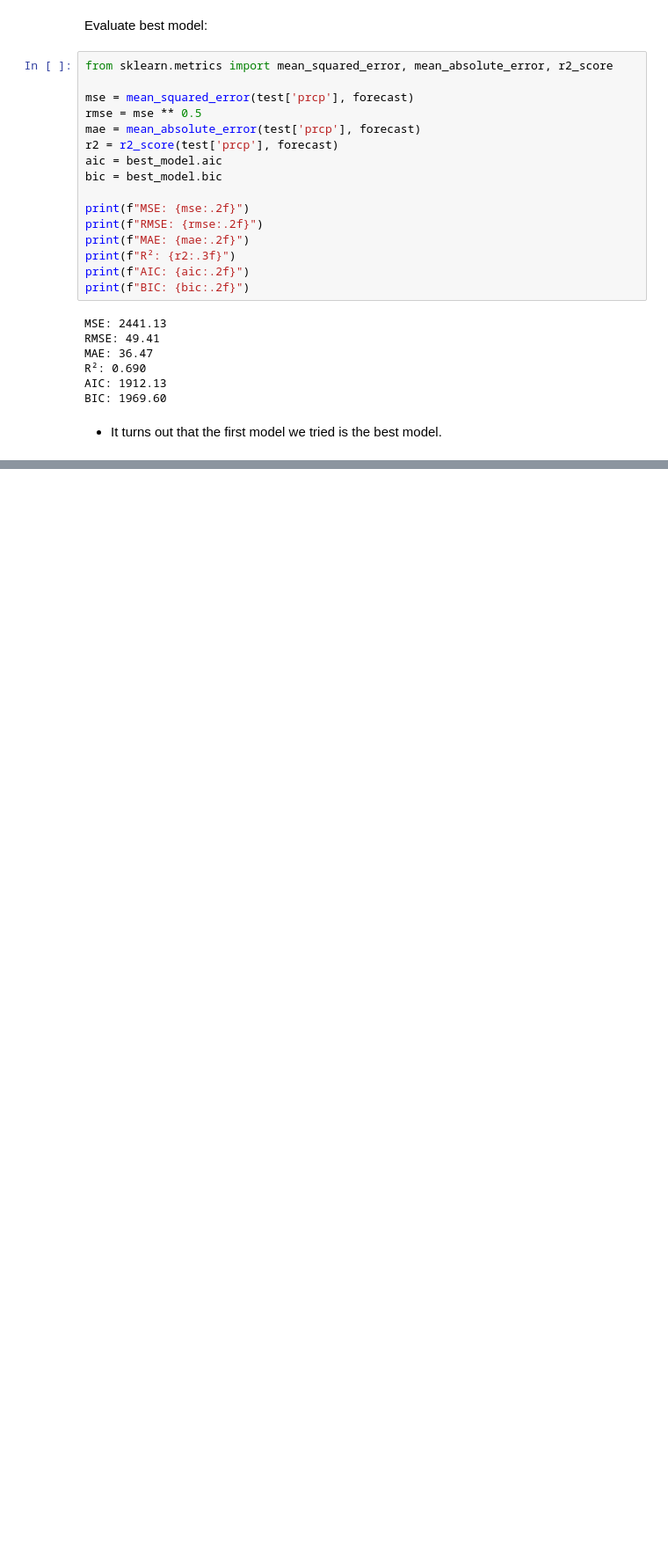
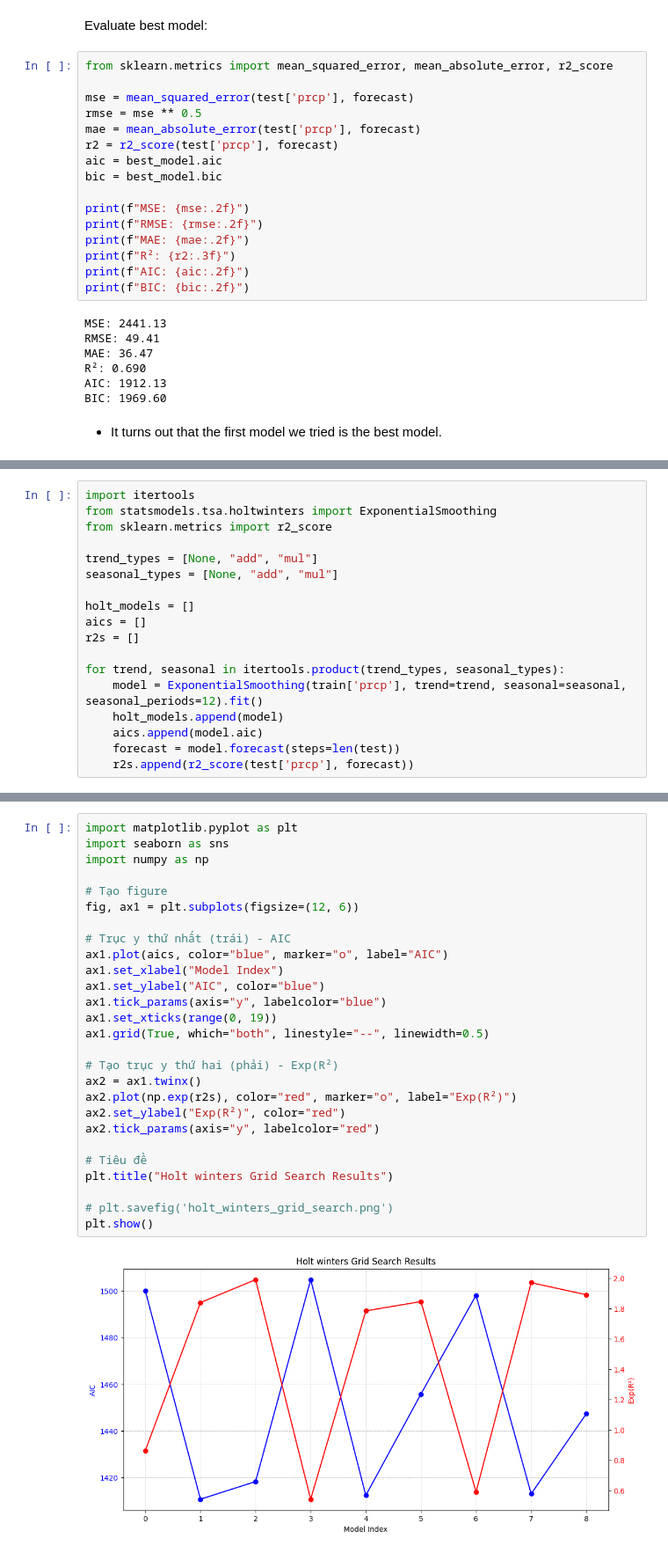
Before and after one commit to Kizza2014/time_series_climate_weather_surface_of_Brazil, a Jupyter notebook: models/exponetial_smoothing_family.ipynb, the cells around one changed output, grey strips where cells are left out. Shown at 88% size. Cells and saved outputs as stored; diff of their text form; blank space fills up the shorter version.

Commit message:
holt winters es

```diff
--- a/models/exponetial_smoothing_family.ipynb
+++ b/models/exponetial_smoothing_family.ipynb
@@ -238,0 +239,18 @@ from statsmodels.exponential_smoothing.ets import Holt
+# %%
+import itertools
+from statsmodels.tsa.holtwinters import ExponentialSmoothing
+from sklearn.metrics import r2_score
+
+trend_types = [None, "add", "mul"]
+seasonal_types = [None, "add", "mul"]
+
+holt_models = []
+aics = []
+r2s = []
+
+for trend, seasonal in itertools.product(trend_types, seasonal_types):
+    model = ExponentialSmoothing(train['prcp'], trend=trend, seasonal=seasonal, seasonal_periods=12).fit()
+    holt_models.append(model)
+    aics.append(model.aic)
+    forecast = model.forecast(steps=len(test))
+    r2s.append(r2_score(test['prcp'], forecast))
@@ -238,0 +259,29 @@ from statsmodels.exponential_smoothing.ets import Holt
+# %%
+import matplotlib.pyplot as plt
+import seaborn as sns
+import numpy as np
+
+# Tạo figure
+fig, ax1 = plt.subplots(figsize=(12, 6))
+
+# Trục y thứ nhất (trái) - AIC
+ax1.plot(aics, color="blue", marker="o", label="AIC")
+ax1.set_xlabel("Model Index")
+ax1.set_ylabel("AIC", color="blue")
+ax1.tick_params(axis="y", labelcolor="blue")
+ax1.set_xticks(range(0, 19))
+ax1.grid(True, which="both", linestyle="--", linewidth=0.5)
+
+# Tạo trục y thứ hai (phải) - Exp(R²)
+ax2 = ax1.twinx()
+ax2.plot(np.exp(r2s), color="red", marker="o", label="Exp(R²)")
+ax2.set_ylabel("Exp(R²)", color="red")
+ax2.tick_params(axis="y", labelcolor="red")
+
+# Tiêu đề
+plt.title("Holt winters Grid Search Results")
+
+# plt.savefig('holt_winters_grid_search.png')
+plt.show()
+# %% [output]
+[figure, added]
```
Also changed, not shown: parts of 13 cells of this notebook, 5 other files.
